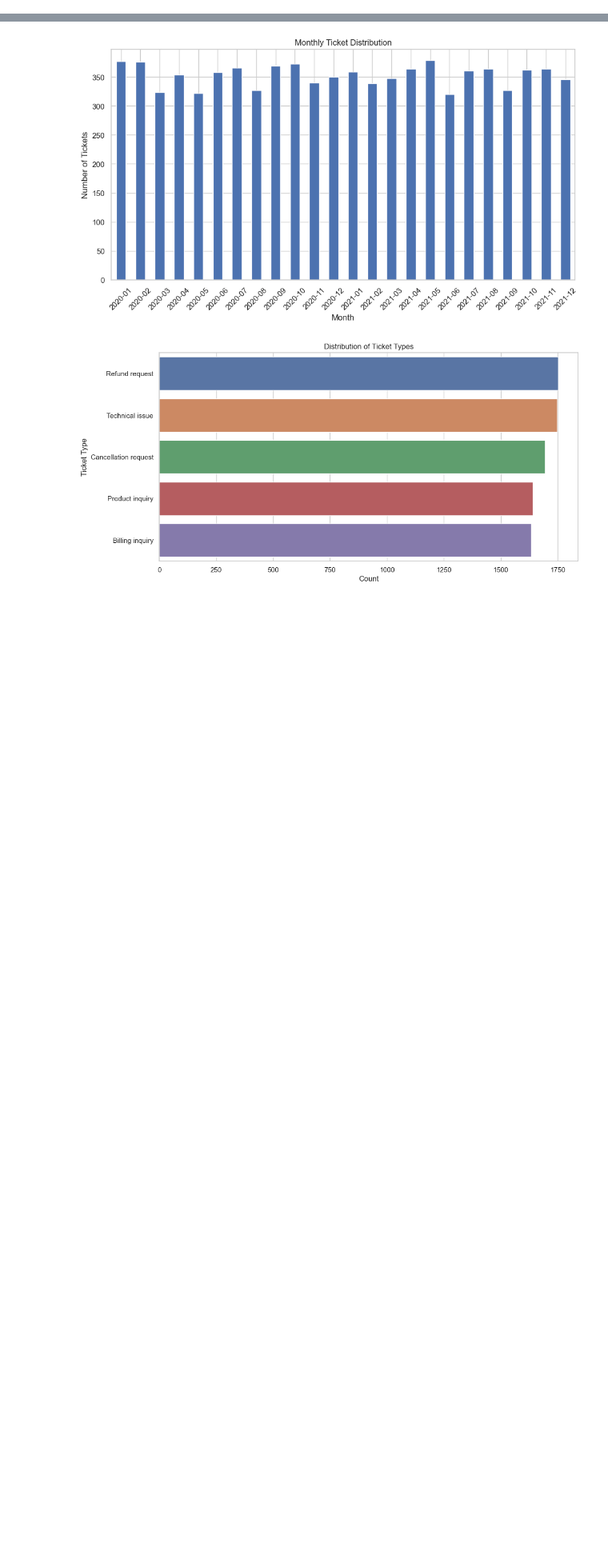
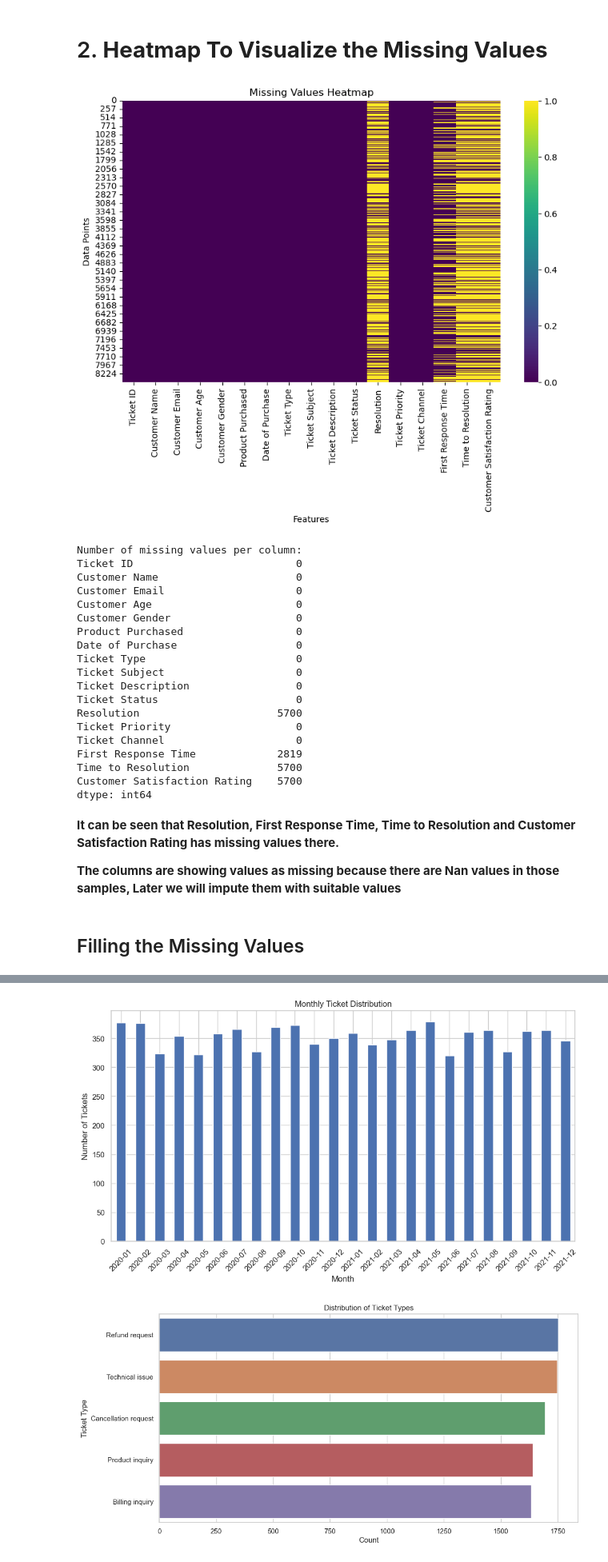
Before and after one commit to CCT-Dublin/capstone-project-feb-2024-pt-denissegarciavivolo, a Jupyter notebook: CA2_CapstoneProject_Denisse_Garcia.ipynb, the cells around one changed output, grey strips where cells are left out. Shown at 80% size. Drawn from its saved outputs; the diff is of its cells as text; code cells hidden in the pictures; blank space fills up the shorter version.

```diff
--- a/CA2_CapstoneProject_Denisse_Garcia.ipynb
+++ b/CA2_CapstoneProject_Denisse_Garcia.ipynb
@@ -62,0 +151,44 @@ memory usage: 1.1+ MB
+# %% [markdown]
+# 2. **Heatmap To Visualize the Missing Values**
+# %%
+missing_values = data.isnull()
+
+# Plotting missing values heatmap
+plt.figure(figsize=(10, 6))
+sns.heatmap(missing_values, cmap='viridis', cbar=True)
+plt.title('Missing Values Heatmap')
+plt.xlabel('Features')
+plt.ylabel('Data Points')
+plt.show()
+
+# Print the number of missing values for each column
+missing_count = data.isnull().sum()
+print("Number of missing values per column:")
+print(missing_count)
+# %% [output]
+[figure, added]
+Number of missing values per column:
+Ticket ID                          0
+Customer Name                      0
+Customer Email                     0
+Customer Age                       0
+Customer Gender                    0
+Product Purchased                  0
+Date of Purchase                   0
+Ticket Type                        0
+Ticket Subject                     0
+Ticket Description                 0
+Ticket Status                      0
+Resolution                      5700
+Ticket Priority                    0
+Ticket Channel                     0
+First Response Time             2819
+Time to Resolution              5700
+Customer Satisfaction Rating    5700
+dtype: int64
+# %% [markdown]
+**It can be seen that Resolution, First Response Time, Time to Resolution and Customer Satisfaction Rating has missing values there.**
+
+**The columns are showing values as missing because there are Nan values in those samples, Later we will impute them with suitable values**
+# %% [markdown]
+## Filling the Missing Values
```
Also changed, not shown: parts of 57 cells of this notebook.
